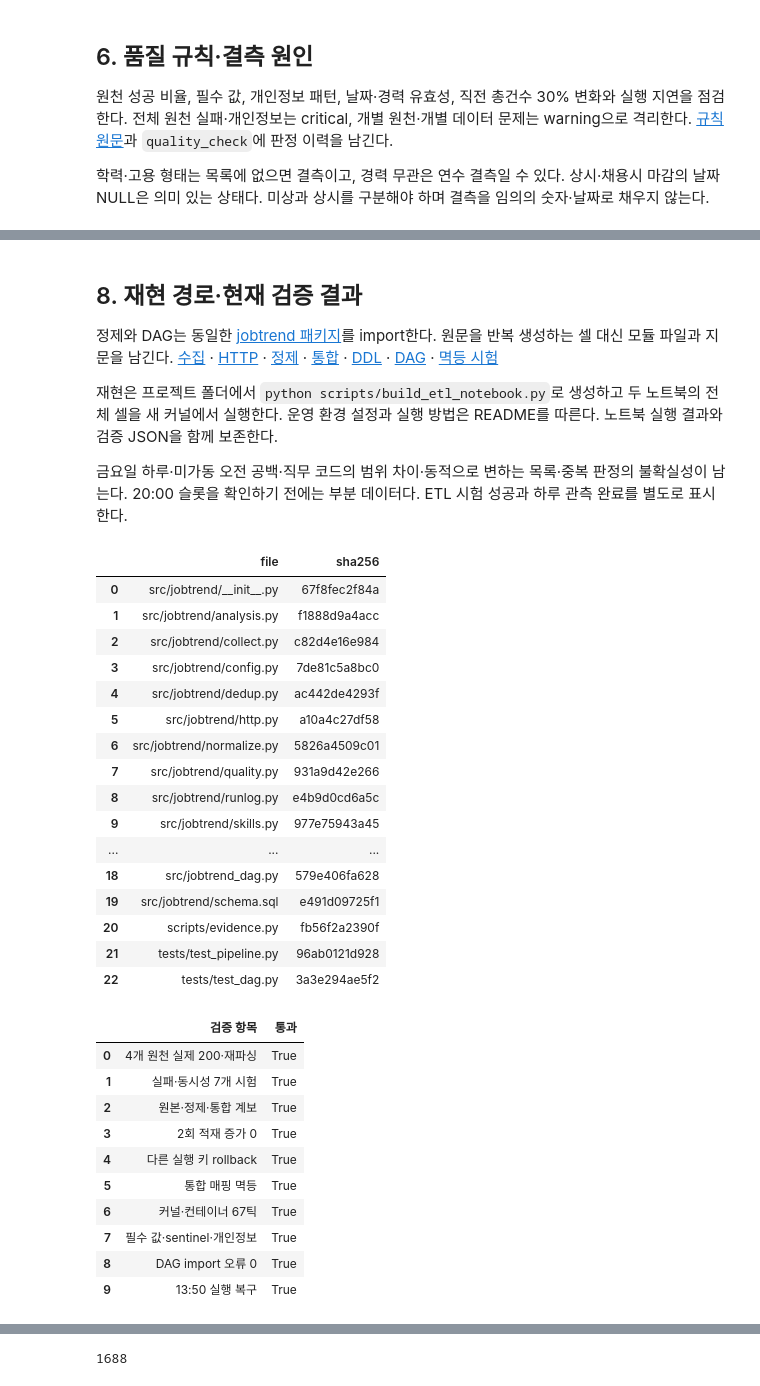
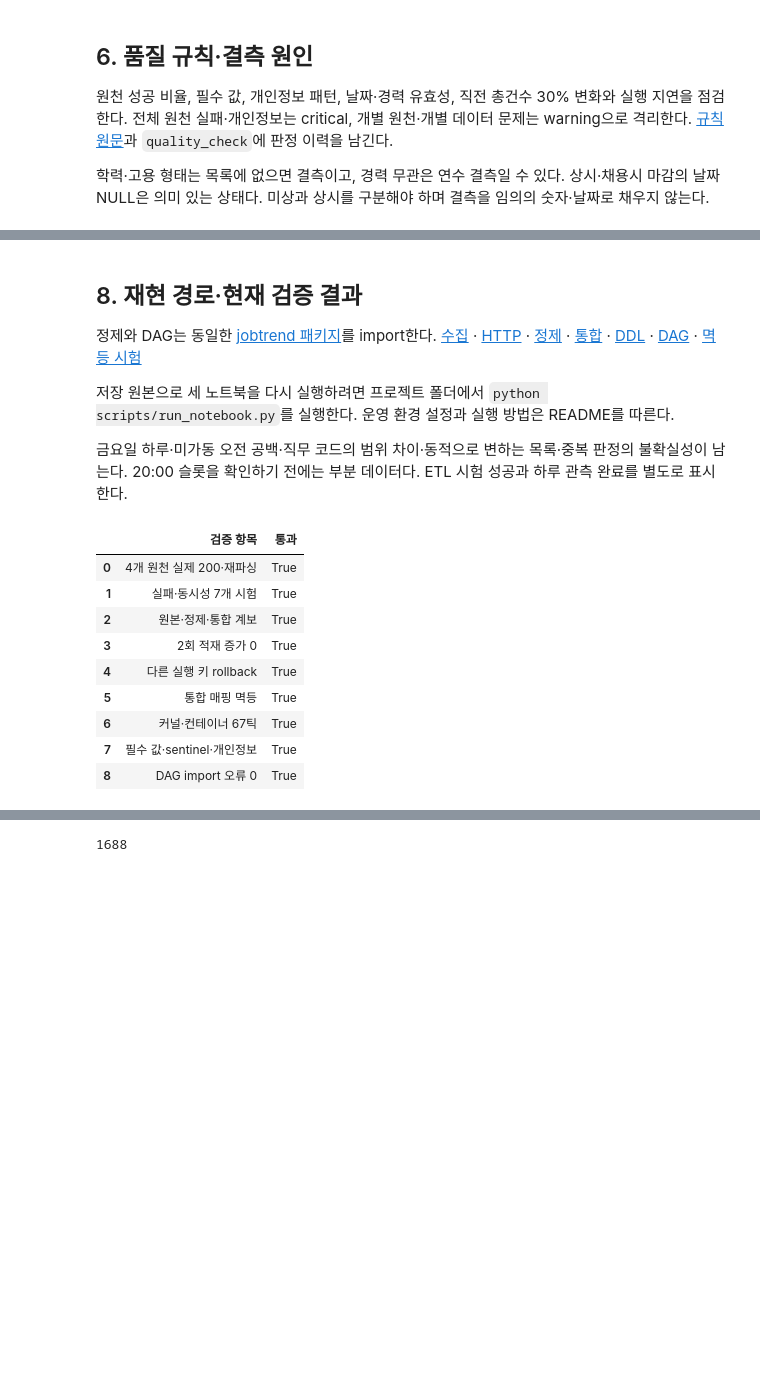
Before and after one commit to Ryu-Jemu/job-platform-pipeline, a Jupyter notebook: job_platform_etl.ipynb, the cells around one changed output, grey strips where cells are left out. Cells and saved outputs as stored; diff of their text form; code cells hidden in the pictures; blank space fills up the shorter version.

```diff
--- a/job_platform_etl.ipynb
+++ b/job_platform_etl.ipynb
@@ -488,7 +478,6 @@ deployed_dag = ROOT / 'airflow/dags/jobtrend_dag.py'
 dag_source_equal = dag_path.read_bytes() == deployed_dag.read_bytes()
 print('로컬/배포 DAG 파일 동일:', dag_source_equal)
 assert dag_source_equal
-display(pd.DataFrame([json.loads((ROOT / 'reports/deployment.json').read_text())]))
 
 import operations
 ops = operations.state()
@@ -499,14 +488,22 @@ display(pd.DataFrame(ops['requests']))
 print('점검 시각:', ops['checked_at'], '· DAG paused:', ops['dag_paused'],
       '· import 오류:', ops['import_errors'])
 assert ops['import_errors'] == 0
-recovery = json.loads((ROOT / 'reports/recovery.json').read_text())
-display(pd.DataFrame([recovery]))
-recovered = query('SELECT run_key,slot_ts,status,finished_at FROM crawl_run WHERE run_key=%s',
-                  (recovery['run_id'],))
-display(recovered)
-assert len(recovered) == 1 and recovered.iloc[0].status in ('success','partial')
+recovery_checked = None
+recovery_path = ROOT / 'reports/recovery.json'
+if recovery_path.is_file():
+    recovery = json.loads(recovery_path.read_text())
+    display(pd.DataFrame([recovery]))
+    recovered = query('SELECT run_key,slot_ts,status,finished_at FROM crawl_run WHERE run_key=%s',
+                      (recovery['run_id'],))
+    if not recovered.empty:
+        display(recovered)
+        recovery_checked = len(recovered) == 1 and recovered.iloc[0].status in ('success','partial')
+        assert recovery_checked, '과거 복구 실행의 현재 상태를 확인하세요.'
+    else:
+        print('현재 DB에 해당 과거 실행 없음 · 복구 결과 미확인')
+else:
+    print('과거 복구 기록 없음 · 현재 DAG와 데이터 품질만 확인')
 display(Markdown('**해석:** 좌절단은 가동 전 공백이며 운영 중 누락과 구별한다. '
-    '13:50 파싱 실패는 원본이 남아 있어 재정제·재실행으로 복구할 수 있었다. '
     '현재 슬롯별 상태는 위 점검 시각의 결과다.'))
 # %% [output]
 {"ticks": 67, "first": "2026-10-02T09:00:00+09:00", "last": "2026-10-02T20:00:00+09:00", "tasks": ["check_quality", "open_run", "extract_raw", "transform_load", "resolve_duplicates", "route", "alert_a ...
@@ -535,69 +527,51 @@ display(Markdown('**해석:** 좌절단은 가동 전 공백이며 운영 중
 # %% [markdown]
 ## 8. 재현 경로·현재 검증 결과
 
-정제와 DAG는 동일한 [jobtrend 패키지](src/jobtrend/)를 import한다. 원문을 반복 생성하는 셀 대신 모듈 파일과 지문을 남긴다. [수집](src/jobtrend/collect.py) · [HTTP](src/jobtrend/http.py) · [정제](src/jobtrend/transform.py) · [통합](src/jobtrend/dedup.py) · [DDL](src/jobtrend/schema.sql) · [DAG](src/jobtrend_dag.py) · [멱등 시험](scripts/evidence.py)
+정제와 DAG는 동일한 [jobtrend 패키지](src/jobtrend/)를 import한다. [수집](src/jobtrend/collect.py) · [HTTP](src/jobtrend/http.py) · [정제](src/jobtrend/transform.py) · [통합](src/jobtrend/dedup.py) · [DDL](src/jobtrend/schema.sql) · [DAG](src/jobtrend_dag.py) · [멱등 시험](scripts/evidence.py)
 
-재현은 프로젝트 폴더에서 `python scripts/build_etl_notebook.py`로 생성하고 두 노트북의 전체 셀을 새 커널에서 실행한다. 운영 환경 설정과 실행 방법은 README를 따른다. 노트북 실행 결과와 검증 JSON을 함께 보존한다.
+저장 원본으로 세 노트북을 다시 실행하려면 프로젝트 폴더에서 `python scripts/run_notebook.py`를 실행한다. 운영 환경 설정과 실행 방법은 README를 따른다.
 
 금요일 하루·미가동 오전 공백·직무 코드의 범위 차이·동적으로 변하는 목록·중복 판정의 불확실성이 남는다. 20:00 슬롯을 확인하기 전에는 부분 데이터다. ETL 시험 성공과 하루 관측 완료를 별도로 표시한다.
 # %%
 manifest_paths = sorted((ROOT / 'src').rglob('*.py')) + sorted((ROOT / 'src').rglob('*.sql'))
 manifest_paths += [ROOT / 'scripts/evidence.py', ROOT / 'tests/test_pipeline.py', ROOT / 'tests/test_dag.py']
 manifest = [{'file': p.relative_to(ROOT).as_posix(), 'sha256': hashlib.sha256(p.read_bytes()).hexdigest()}
             for p in manifest_paths if '__pycache__' not in p.parts]
-display(pd.DataFrame(manifest).assign(sha256=lambda df: df.sha256.str[:12]))
 (ROOT / 'reports/source_manifest.json').write_text(json.dumps(manifest, ensure_ascii=False, indent=2))
 
 final_slot = query("SELECT status FROM crawl_run WHERE run_kind='scheduled' "
                    "AND slot_ts=timestamptz '2026-10-02 20:00+09'")
 finished = not final_slot.empty and final_slot.iloc[0].status in ('success','partial')
 checks = {
     '4개 원천 실제 200·재파싱': set(smoke['원천']) == set(REGISTRY),
     '실패·동시성 7개 시험': retry_evidence['tests']['failures'] == retry_evidence['tests']['errors'] == 0,
     '원본·정제·통합 계보': integrity[['missing_raw','missing_master','missing_canonical']].to_numpy().sum() == 0,
     '2회 적재 증가 0': all(n == 0 for n in idempotency['increase_second'].values()),
     '다른 실행 키 rollback': idempotency['experiment_rolled_back'],
     '통합 매핑 멱등': idempotency['dedup']['mapping_fingerprint_equal'],
     '커널·컨테이너 67틱': schedule_evidence['ticks'] == container_schedule['ticks'] == 67,
     '필수 값·sentinel·개인정보': validity.required_missing.sum() == validity.sentinel_leaks.sum() == float(privacy.iloc[0].n) == 0,
     'DAG import 오류 0': ops['import_errors'] == 0,
-    '13:50 실행 복구': recovered.iloc[0].status in ('success','partial'),
 }
+if recovery_checked is not None:
+    checks['보존 원본 복구 이력'] = recovery_checked
 checks = {k: bool(v) for k,v in checks.items()}
 assert all(checks.values()), checks
 display(pd.DataFrame(checks.items(), columns=['검증 항목','통과']))
 display(Markdown('**' + ('20:00 최종 슬롯 확인' if finished else '부분 수집 데이터 · 20:00 슬롯 대기')
     + '** · 관측 기준 ' + ASOF))
 result = {'asof': ASOF, 'code_version': CODE_VERSION, 'final_slot': bool(finished),
           'checks': checks, 'coverage': ops['counts'], 'idempotency': idempotency,
-          'dag_source_equal': dag_source_equal}
+          'dag_source_equal': dag_source_equal, 'recovery_checked': recovery_checked}
 (ROOT / 'reports/etl_validation.json').write_text(json.dumps(result, ensure_ascii=False, indent=2, default=str))
 # %% [output]
-|  | file | sha256 |
-| 0 | src/jobtrend/__init__.py | 67f8fec2f84a |
-| 1 | src/jobtrend/analysis.py | f1888d9a4acc |
-| 2 | src/jobtrend/collect.py | c82d4e16e984 |
-| 3 | src/jobtrend/config.py | 7de81c5a8bc0 |
-| 4 | src/jobtrend/dedup.py | ac442de4293f |
-| 5 | src/jobtrend/http.py | a10a4c27df58 |
-| 6 | src/jobtrend/normalize.py | 5826a4509c01 |
-| 7 | src/jobtrend/quality.py | 931a9d42e266 |
-| 8 | src/jobtrend/runlog.py | e4b9d0cd6a5c |
-| 9 | src/jobtrend/skills.py | 977e75943a45 |
-| ... | ... | ... |
-| 18 | src/jobtrend_dag.py | 579e406fa628 |
-| 19 | src/jobtrend/schema.sql | e491d09725f1 |
-| 20 | scripts/evidence.py | fb56f2a2390f |
-| 21 | tests/test_pipeline.py | 96ab0121d928 |
-| 22 | tests/test_dag.py | 3a3e294ae5f2 |
+|  | 검증 항목 | 통과 |
+| 0 | 4개 원천 실제 200·재파싱 | True |
+| 1 | 실패·동시성 7개 시험 | True |
+| 2 | 원본·정제·통합 계보 | True |
+| 3 | 2회 적재 증가 0 | True |
+| 4 | 다른 실행 키 rollback | True |
+| 5 | 통합 매핑 멱등 | True |
+| 6 | 커널·컨테이너 67틱 | True |
+| 7 | 필수 값·sentinel·개인정보 | True |
+| 8 | DAG import 오류 0 | True |
-|  | 검증 항목 | 통과 |
-| 0 | 4개 원천 실제 200·재파싱 | True |
-| 1 | 실패·동시성 7개 시험 | True |
-| 2 | 원본·정제·통합 계보 | True |
-| 3 | 2회 적재 증가 0 | True |
-| 4 | 다른 실행 키 rollback | True |
-| 5 | 통합 매핑 멱등 | True |
-| 6 | 커널·컨테이너 67틱 | True |
-| 7 | 필수 값·sentinel·개인정보 | True |
-| 8 | DAG import 오류 0 | True |
-| 9 | 13:50 실행 복구 | True |
```
Also changed, not shown: parts of 12 cells of this notebook, 47 other files.
